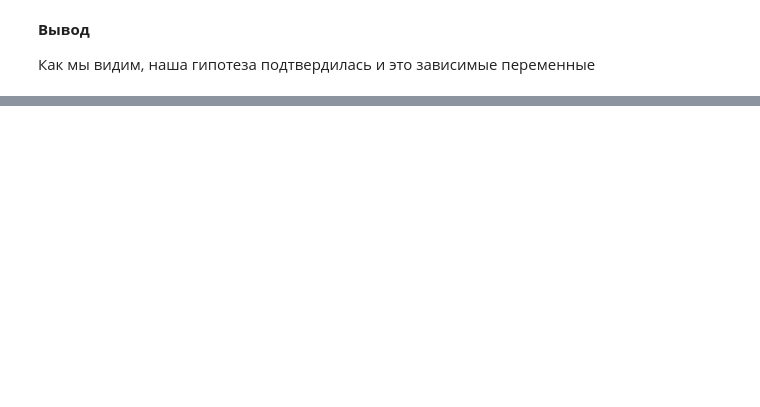
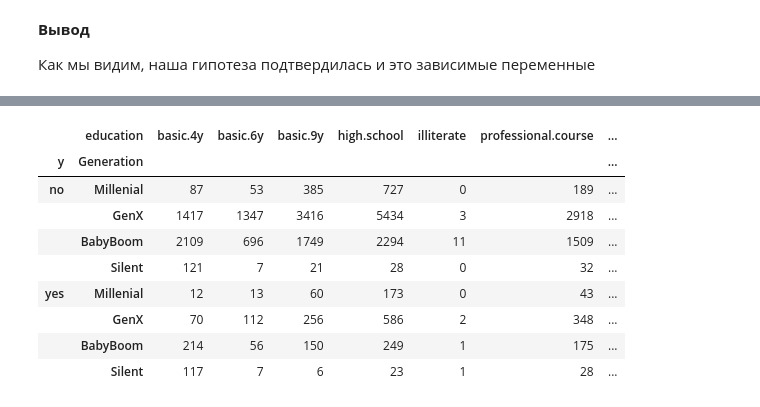
Before and after one commit to egorsemevskiy/EPAM, a Jupyter notebook: statistics/EDA/EDA_HW_EGOR_SEMEVSKIY.ipynb, the cells around one changed output, grey strips where cells are left out. Cells and saved outputs as stored; diff of their text form; code cells hidden in the pictures; blank space fills up the shorter version.

```diff
--- a/statistics/EDA/EDA_HW_EGOR_SEMEVSKIY.ipynb
+++ b/statistics/EDA/EDA_HW_EGOR_SEMEVSKIY.ipynb
@@ -519,0 +547,14 @@ Probably dependent
+# %%
+cross_eg = cross([[df['y'], df['Generation']], df['education']], normalize=False)
+cross_eg[0]
+# %% [output]
+|  | education | basic.4y | basic.6y | basic.9y | high.school | illiterate | professional.course | ... |
+| y | Generation |  |  |  |  |  |  | ... |
+| no | Millenial | 87 | 53 | 385 | 727 | 0 | 189 | ... |
+|  | GenX | 1417 | 1347 | 3416 | 5434 | 3 | 2918 | ... |
+|  | BabyBoom | 2109 | 696 | 1749 | 2294 | 11 | 1509 | ... |
+|  | Silent | 121 | 7 | 21 | 28 | 0 | 32 | ... |
+| yes | Millenial | 12 | 13 | 60 | 173 | 0 | 43 | ... |
+|  | GenX | 70 | 112 | 256 | 586 | 2 | 348 | ... |
+|  | BabyBoom | 214 | 56 | 150 | 249 | 1 | 175 | ... |
+|  | Silent | 117 | 7 | 6 | 23 | 1 | 28 | ... |
```
Also changed, not shown: parts of 59 cells of this notebook.
